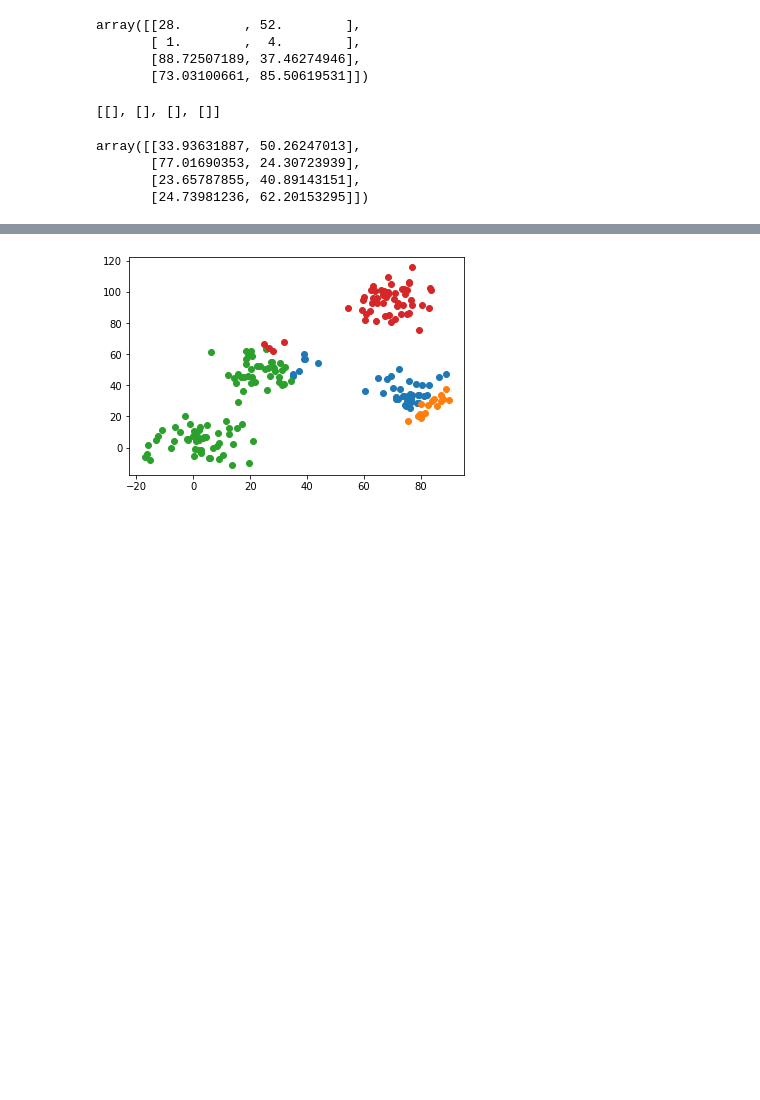
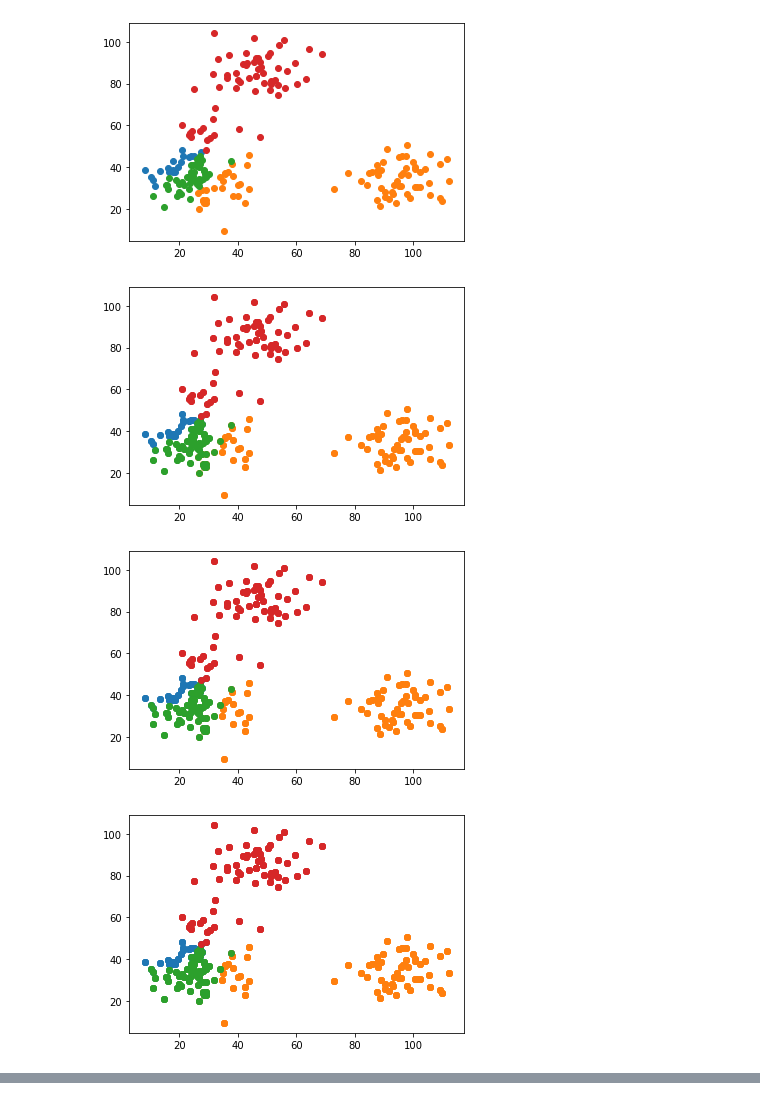
Before and after one commit to Linzh7/Machine-Learning-From-Scratch, a Jupyter notebook: Code/3.2-K_means.ipynb, the cells around one changed output, grey strips where cells are left out. Saved outputs shown, nothing was run; the diff lists cells and outputs as text; code cells hidden in the pictures; blank space fills up the shorter version.

```diff
--- a/Code/3.2-K_means.ipynb
+++ b/Code/3.2-K_means.ipynb
@@ -32,38 +33,38 @@ k = 4
 center = np.zeros([k, 2])
 for i in range(k):
     center[i]=(random.choice(dotMap))
-center
+group = []
+for i in range(k):
+    group.append([])
-# %% [output]
-array([[28.        , 52.        ],
-       [ 1.        ,  4.        ],
-       [88.72507189, 37.46274946],
-       [73.03100661, 85.50619531]])
-# %%
-group = []
-for i in range(k):
-    group.append([])
-group
-# %% [output]
-[[], [], [], []]
 # %%
-for index in range(data_X.shape[0]):
-    minDistance = 99999999999
-    minIndex = -1
-    for i in range(4):
-        currentDistance = Distance.Euclidean(center[i], dotMap[index])
-        if currentDistance < minDistance:
-            minDistance = currentDistance
-            minIndex = i
-    group[minIndex].append(index)
-group=np.array(group)
-for i in range(k):
-    groupCenter = dotMap[group[i][0]]
-    for element in dotMap[group[i]]:
-        groupCenter[0] = (element[0] + groupCenter[0]) / 2
-        groupCenter[1] = (element[1] + groupCenter[1]) / 2
-    center[i] = groupCenter
+while True:
+    beforeCenter = copy.deepcopy(center)
+    for index in range(data_X.shape[0]):
+        minDistance = 99999999999
+        minIndex = -1
+        for i in range(4):
+            currentDistance = Cost.Euclidean(center[i], dotMap[index])
+            if currentDistance < minDistance:
+                minDistance = currentDistance
+                minIndex = i
+        group[minIndex].append(index)
+    group = np.array(group)
+    for i in range(k):
+        groupCenter = dotMap[group[i][0]]
+        for element in dotMap[group[i]]:
+            groupCenter[0] = (element[0] + groupCenter[0]) / 2
+            groupCenter[1] = (element[1] + groupCenter[1]) / 2
+        center[i] = groupCenter
+    fig = plt.figure()
+    img = fig.add_subplot(111)
+    cm = plt.cm.get_cmap('RdYlBu')
+    for i in range(k):
+        img.scatter(data_X[group[i]], data_Y[group[i]], cmap=cm)
+    plt.show()
+    if (beforeCenter == center).all():
+        break
 # %% [output]
-array([[33.93631887, 50.26247013],
-       [77.01690353, 24.30723939],
-       [23.65787855, 40.89143151],
-       [24.73981236, 62.20153295]])
+[figure, added]
+[figure, added]
+[figure, added]
+[figure, added]
@@ -70,9 +71,0 @@ array([[33.93631887, 50.26247013],
-# %%
-fig = plt.figure()
-img = fig.add_subplot(111)
-cm = plt.cm.get_cmap('RdYlBu')
-for i in range(k):
-    img.scatter(data_X[group[i]], data_Y[group[i]], cmap=cm)
-plt.show()
-# %% [output]
-[figure, removed]
```
Also changed, not shown: parts of 6 cells of this notebook.
